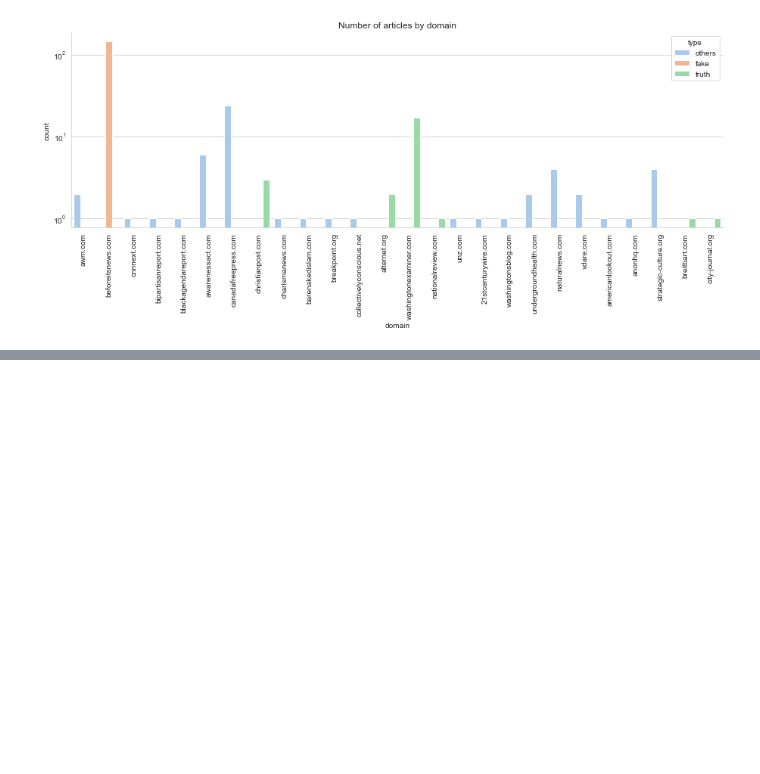
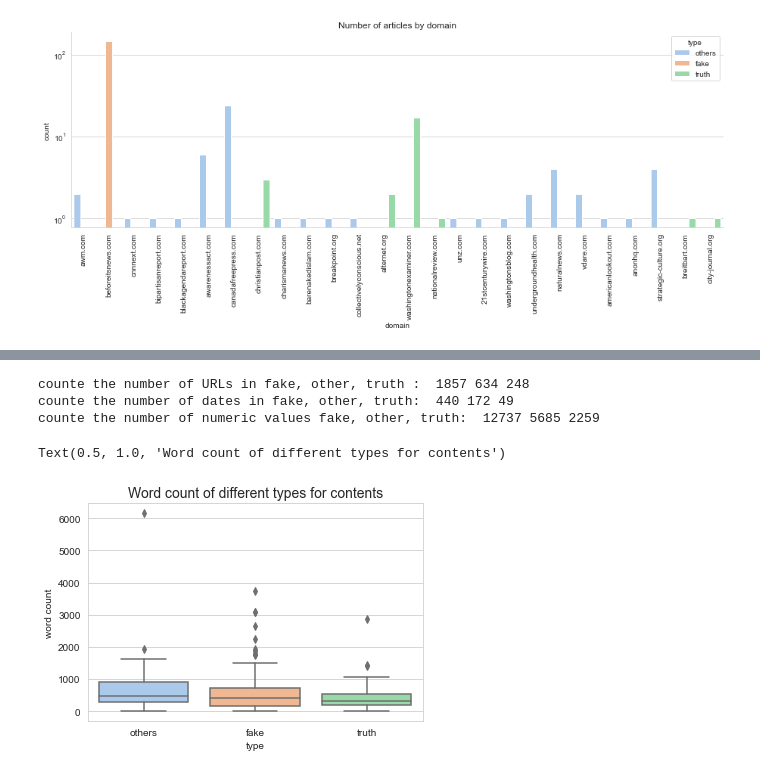
Before and after one commit to Xiiqiing/DS_project, a Jupyter notebook: M1.ipynb, the cells around one changed output, grey strips where cells are left out. Saved outputs shown, nothing was run; the diff lists cells and outputs as text; code cells hidden in the pictures; blank space fills up the shorter version.

```diff
--- a/M1.ipynb
+++ b/M1.ipynb
@@ -115,11 +100,0 @@ df2 = df.copy(deep=True)
-# %%
-# Extract the digits in contents
-df2['dig_in_content'] = df2.apply(lambda x: re.sub(r'((http|ftp|https):\/\/)?[\w\-_]+(\.[\w\-_]+)+([\w\-\.,@?^=%&amp;:/~\+#]*[\w\-\@?^=%&amp;/~\+#])?', '', x['content']), axis=1)
-df2['dig_in_content'] = df2.apply(lambda x: re.findall(r"\d+\.?\d*",x['dig_in_content']), axis=1)
-# tokenize contents
-df2['content'] = df2.apply(lambda x: clean(x['content']), axis=1)
-# tokenize title
-df2['title'] = df2.apply(lambda x: clean(x['title']), axis=1)
-# get word count
-df2['len_content'] = df2.apply(lambda x: len(x['content']), axis=1)
-df2['len_title'] = df2.apply(lambda x: len(x['title']), axis=1)
@@ -215,0 +139,27 @@ from nltk.stem import WordNetLemmatizer
+# %%
+# Tokenize
+from nltk.tokenize import RegexpTokenizer
+def tok(text):
+    tokenizer = RegexpTokenizer('\w+[\d\.]+|\S+')
+    tokens = tokenizer.tokenize(text)
+    #only keep vocabulary
+    voc = [i for i in tokens]# if i.isalpha()]
+    return voc
+
+df4 = df2.copy(deep=True)
+# tokenize contents
+df4['content'] = df4.apply(lambda x: tok(x['content']), axis=1)
+# tokenize title
+df4['title'] = df4.apply(lambda x: tok(x['title']), axis=1)
+# %%
+# count URLs dates and num in content
+df4_1 = df4.explode('content').reset_index(drop=True)
+count = pd.crosstab(df4_1.type,df4_1.content)
+
+print('counte the number of URLs in fake, other, truth : ', count.loc['fake']['<URL>'], count.loc['others']['<URL>'], count.loc['truth']['<URL>'])
+print('counte the number of dates in fake, other, truth: ', count.loc['fake']['<DATE>'], count.loc['others']['<DATE>'], count.loc['truth']['<DATE>'])
+print('counte the number of numeric values fake, other, truth: ', count.loc['fake']['<NUM>'], count.loc['others']['<NUM>'], count.loc['truth']['<NUM>'])
+# %% [output]
+counte the number of URLs in fake, other, truth :  1857 634 248
+counte the number of dates in fake, other, truth:  440 172 49
+counte the number of numeric values fake, other, truth:  12737 5685 2259
@@ -215,0 +174,7 @@ from nltk.stem import WordNetLemmatizer
+# %%
+box1 = sns.boxplot(x=df4_2['type'], y=df4_2['len_content'])
+box1.set(ylabel='word count')
+box1.set_title('Word count of different types for contents', fontsize = 14)
+# %% [output]
+Text(0.5, 1.0, 'Word count of different types for contents')
+[figure, added]
```
Also changed, not shown: parts of 56 cells of this notebook.
